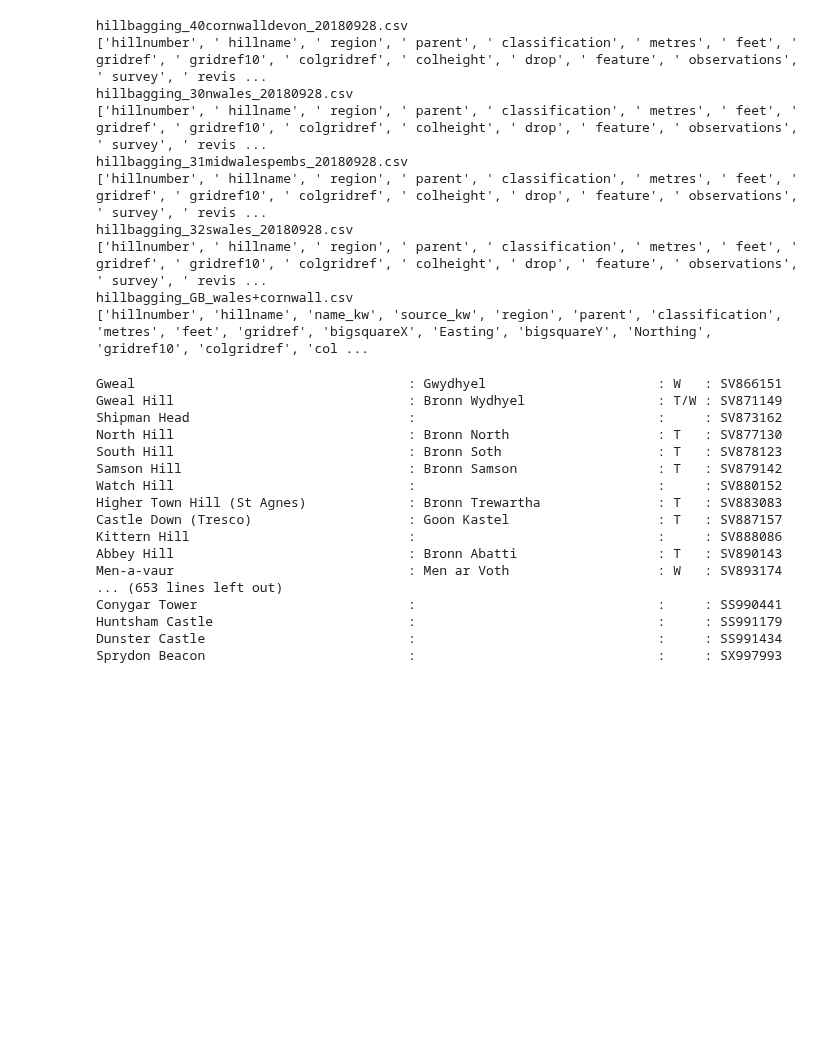
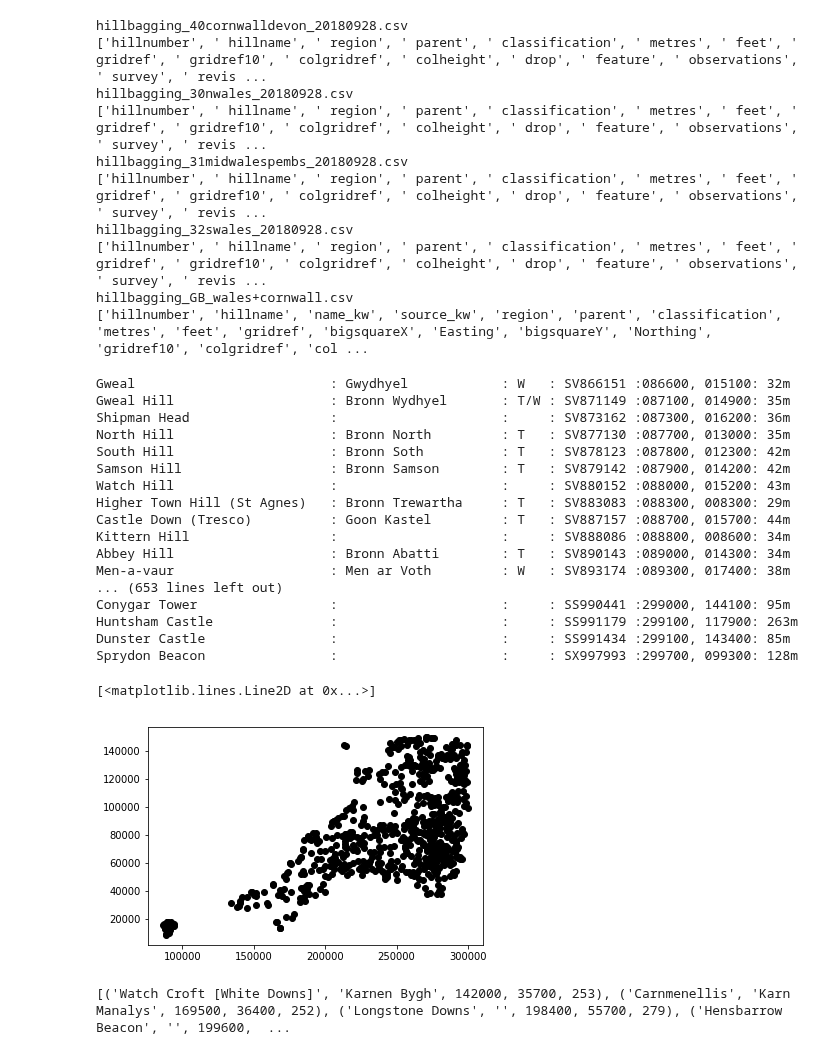
Before and after one commit to davidtreth/dataviz-sandbox, a Jupyter notebook: hillbagging/hillbagging_data.ipynb, the cells around one changed output. Cells and saved outputs as stored; diff of their text form; code cells hidden in the pictures; blank space fills up the shorter version.

```diff
--- a/hillbagging/hillbagging_data.ipynb
+++ b/hillbagging/hillbagging_data.ipynb
@@ -28,26 +28,46 @@ hillbagging_32swales_20180928.csv
 hillbagging_GB_wales+cornwall.csv
 ['hillnumber', 'hillname', 'name_kw', 'source_kw', 'region', 'parent', 'classification', 'metres', 'feet', 'gridref', 'bigsquareX', 'Easting', 'bigsquareY', 'Northing', 'gridref10', 'colgridref', 'col ...
 # %%
+hills_cornwall_name = []
+hills_cornwall_name_kw = []
+hills_cornwall_X = []
+hills_cornwall_Y = []
+hills_cornwall_Z = []
+
 with open('hillbagging_GB_wales+cornwall.csv', newline='') as csvfile:
     spamreader = csv.DictReader(csvfile)
     for row in spamreader:
         if row['country'] != "W":
-            print("{h:40s}: {k:30s}: {s:4s}: {g} ".format(h=row['hillname'], k=row['name_kw'], s=row['source_kw'], g=row['gridref']))
+            print("{h:30s}: {k:20s}: {s:4s}: {g} :{e}, {n}: {z}m".format(h=row['hillname'], k=row['name_kw'],
+                                                                   s=row['source_kw'], g=row['gridref'],
+                                                                  n=row['Northing'], e=row['Easting'],
+                                                                      z=row['metres']))
+            hills_cornwall_name.append(row['hillname'])
+            hills_cornwall_name_kw.append(row['name_kw'])
+            hills_cornwall_X.append(int(row['Easting']))
+            hills_cornwall_Y.append(int(row['Northing']))
+            hills_cornwall_Z.append(int(row['metres']))
 # %% [output]
-Gweal                                   : Gwydhyel                      : W   : SV866151
-Gweal Hill                              : Bronn Wydhyel                 : T/W : SV871149
-Shipman Head                            :                               :     : SV873162
-North Hill                              : Bronn North                   : T   : SV877130
-South Hill                              : Bronn Soth                    : T   : SV878123
-Samson Hill                             : Bronn Samson                  : T   : SV879142
-Watch Hill                              :                               :     : SV880152
-Higher Town Hill (St Agnes)             : Bronn Trewartha               : T   : SV883083
-Castle Down (Tresco)                    : Goon Kastel                   : T   : SV887157
-Kittern Hill                            :                               :     : SV888086
-Abbey Hill                              : Bronn Abatti                  : T   : SV890143
-Men-a-vaur                              : Men ar Voth                   : W   : SV893174
+Gweal                         : Gwydhyel            : W   : SV866151 :086600, 015100: 32m
+Gweal Hill                    : Bronn Wydhyel       : T/W : SV871149 :087100, 014900: 35m
+Shipman Head                  :                     :     : SV873162 :087300, 016200: 36m
+North Hill                    : Bronn North         : T   : SV877130 :087700, 013000: 35m
+South Hill                    : Bronn Soth          : T   : SV878123 :087800, 012300: 42m
+Samson Hill                   : Bronn Samson        : T   : SV879142 :087900, 014200: 42m
+Watch Hill                    :                     :     : SV880152 :088000, 015200: 43m
+Higher Town Hill (St Agnes)   : Bronn Trewartha     : T   : SV883083 :088300, 008300: 29m
+Castle Down (Tresco)          : Goon Kastel         : T   : SV887157 :088700, 015700: 44m
+Kittern Hill                  :                     :     : SV888086 :088800, 008600: 34m
+Abbey Hill                    : Bronn Abatti        : T   : SV890143 :089000, 014300: 34m
+Men-a-vaur                    : Men ar Voth         : W   : SV893174 :089300, 017400: 38m
 ... (653 lines left out)
-Conygar Tower                           :                               :     : SS990441
-Huntsham Castle                         :                               :     : SS991179
-Dunster Castle                          :                               :     : SS991434
-Sprydon Beacon                          :                               :     : SX997993
+Conygar Tower                 :                     :     : SS990441 :299000, 144100: 95m
+Huntsham Castle               :                     :     : SS991179 :299100, 117900: 263m
+Dunster Castle                :                     :     : SS991434 :299100, 143400: 85m
+Sprydon Beacon                :                     :     : SX997993 :299700, 099300: 128m
+# %%
+import matplotlib.pyplot as plt
+plt.plot(hills_cornwall_X, hills_cornwall_Y, "ko")
+# %% [output]
+[<matplotlib.lines.Line2D at 0x...>]
+[figure, added]
@@ -53,0 +76,5 @@ Sprydon Beacon                          :                               :     :
+# %%
+hills_cornwall_gt250 = [h for h in hills_cornwall if h[4]>=250]
+print(hills_cornwall_gt250)
+# %% [output]
+[('Watch Croft [White Downs]', 'Karnen Bygh', 142000, 35700, 253), ('Carnmenellis', 'Karn Manalys', 169500, 36400, 252), ('Longstone Downs', '', 198400, 55700, 279), ('Hensbarrow Beacon', '', 199600,  ...
```
Also changed, not shown: parts of 3 cells of this notebook, 2 other files.
